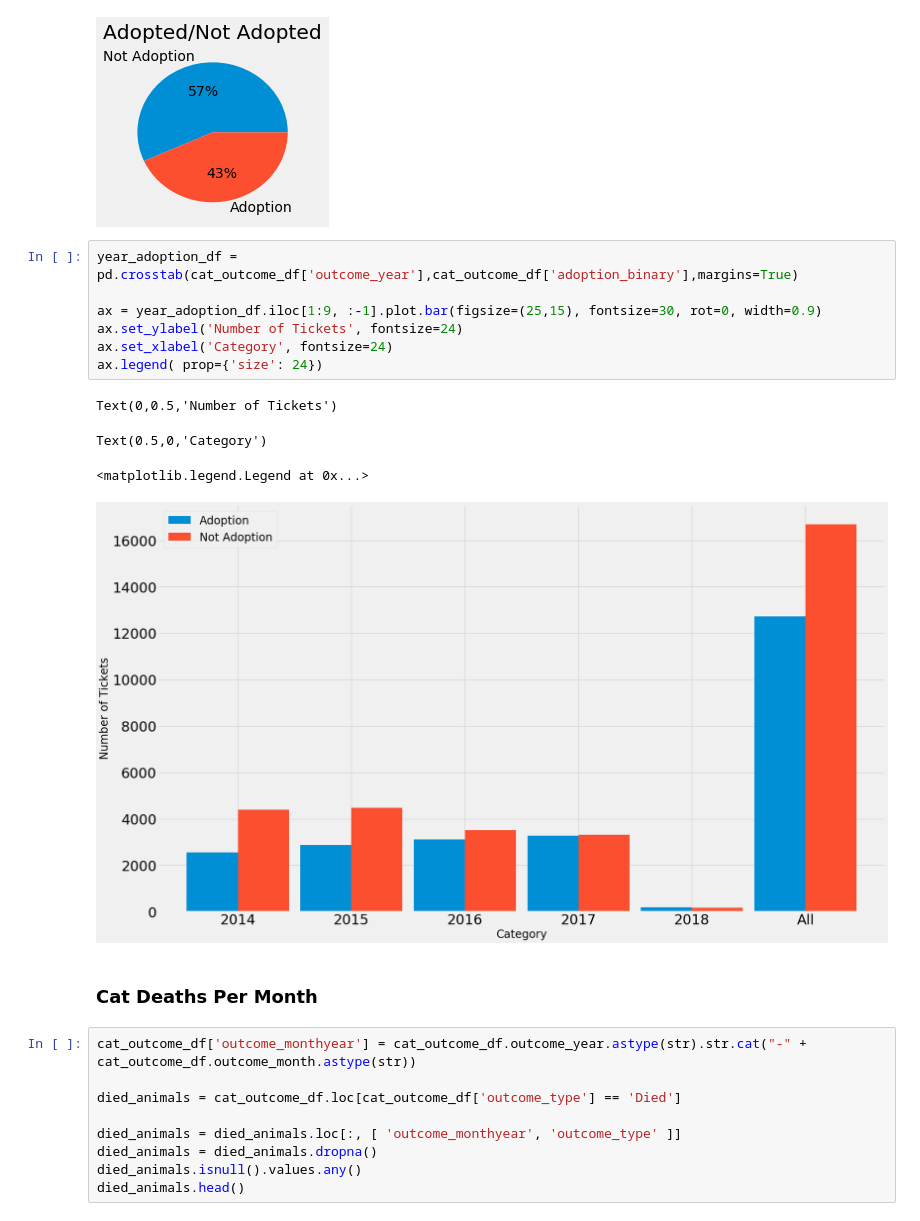
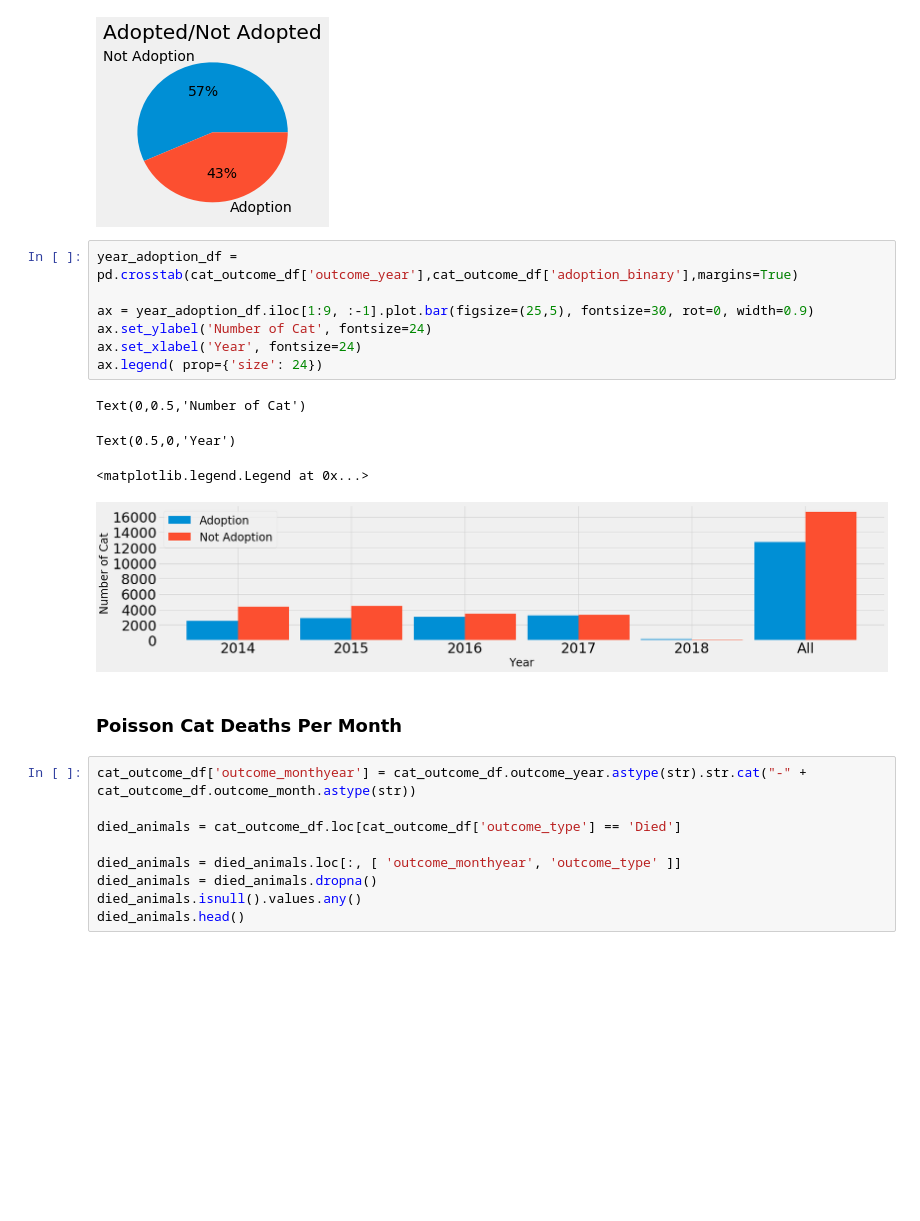
Before and after one commit to albertsaave/scs_3251_project, a Jupyter notebook: alberto-acc-shelter-cats.ipynb, the cells around one changed output. Cells and saved outputs as stored; diff of their text form; blank space fills up the shorter version.

```diff
--- a/alberto-acc-shelter-cats.ipynb
+++ b/alberto-acc-shelter-cats.ipynb
@@ -218,17 +218,17 @@ Text(0.5,1,'Adopted/Not Adopted')
 # %%
 year_adoption_df = pd.crosstab(cat_outcome_df['outcome_year'],cat_outcome_df['adoption_binary'],margins=True)
 
-ax = year_adoption_df.iloc[1:9, :-1].plot.bar(figsize=(25,15), fontsize=30, rot=0, width=0.9)
-ax.set_ylabel('Number of Tickets', fontsize=24)
-ax.set_xlabel('Category', fontsize=24)
+ax = year_adoption_df.iloc[1:9, :-1].plot.bar(figsize=(25,5), fontsize=30, rot=0, width=0.9)
+ax.set_ylabel('Number of Cat', fontsize=24)
+ax.set_xlabel('Year', fontsize=24)
 ax.legend( prop={'size': 24})
 # %% [output]
-Text(0,0.5,'Number of Tickets')
+Text(0,0.5,'Number of Cat')
-Text(0.5,0,'Category')
+Text(0.5,0,'Year')
 <matplotlib.legend.Legend at 0x...>
-[figure, old version]
+[figure, new version]
 # %% [markdown]
-###  Cat Deaths Per Month
+###  Poisson Cat Deaths Per Month
 # %%
 cat_outcome_df['outcome_monthyear'] = cat_outcome_df.outcome_year.astype(str).str.cat("-" + cat_outcome_df.outcome_month.astype(str))
 
```
Also changed, not shown: parts of 23 cells of this notebook, 1 other file.
